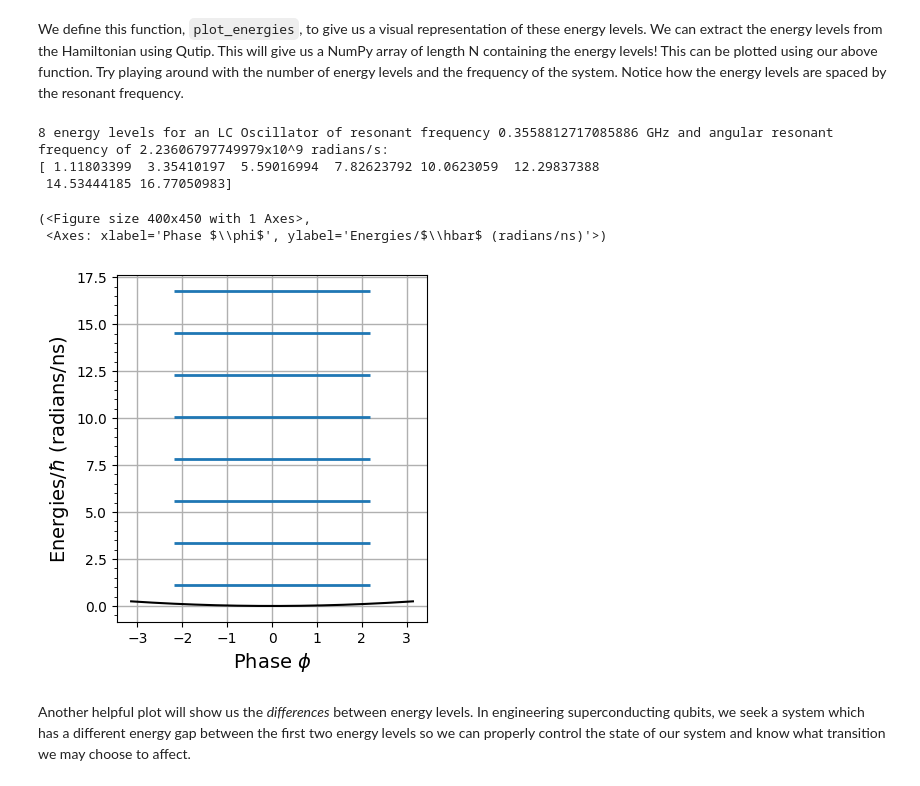
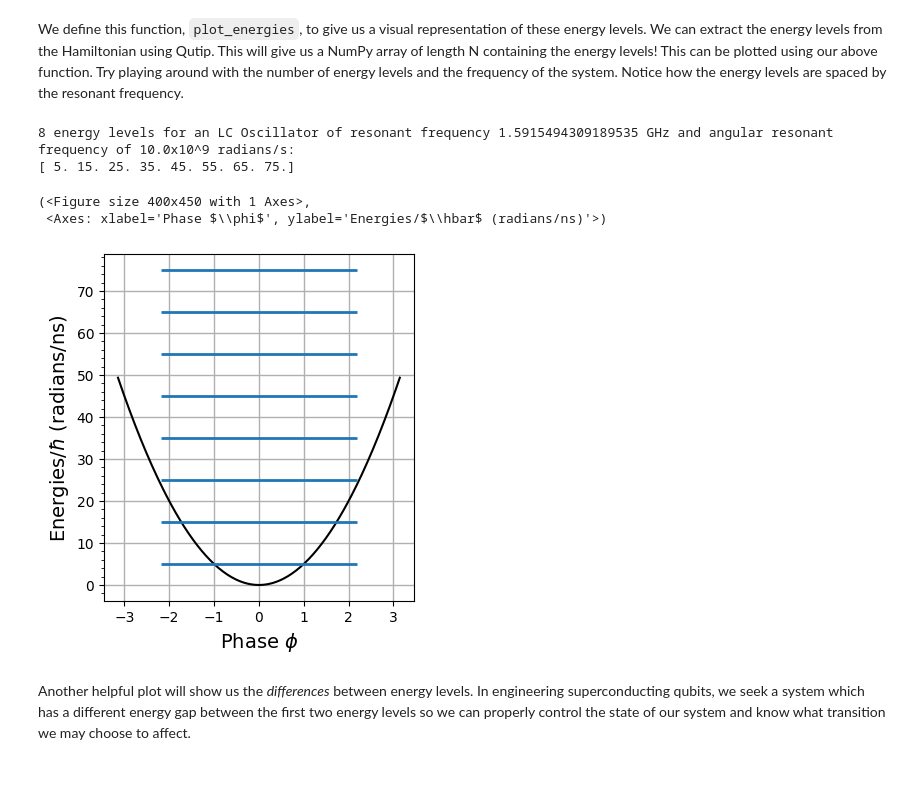
Before and after one commit to Khosmos3/Superconducting-Qubits, a Jupyter notebook: superconducting.ipynb, the cells around one changed output. Drawn from its saved outputs; the diff is of its cells as text; code cells hidden in the pictures.

````diff
--- a/superconducting.ipynb
+++ b/superconducting.ipynb
@@ -81,7 +81,7 @@ def plot_energies(energies, w=False):
 
     if (w):
         p = np.linspace(-np.pi, np.pi, 200)
-        k = 1/20 # Potential of QHO
+        k = 10 # Equal to 1/L
         ax.plot(p, 0.5*k*(p**2), label="Potential of the JJ", color="black")
         ax.set_xlabel(r'Phase $\phi$', fontsize=14)
     else:
@@ -96,23 +96,22 @@ def plot_energies(energies, w=False):
 # %% [markdown]
 We define this function, ```plot_energies```, to give us a visual representation of these energy levels. We can extract the energy levels from the Hamiltonian using Qutip. This will give us a NumPy array of length N containing the energy levels! This can be plotted using our above function. Try playing around with the number of energy levels and the frequency of the system. Notice how the energy levels are spaced by the resonant frequency.
 # %%
-L = 20 # Inductance (nH)
-C = 10 * 10**-3 # Capacitance (nF)
+L = 0.1 # Inductance (nH)
+C = 0.1 # Capacitance (nF)
 w = 1 / np.sqrt(L*C) # Angular Resonant Frequency (a lotta radians/s)
 N = 8
 
 energies = (np.array(lc_oscillator(w, N).eigenenergies()))
 
 print(f"{N} energy levels for an LC Oscillator of resonant frequency {w/(2*np.pi)} GHz and angular resonant frequency of {w}x10^9 radians/s:\n{energies}")
 
 plot_energies(energies, w)
 # %% [output]
-8 energy levels for an LC Oscillator of resonant frequency 0.3558812717085886 GHz and angular resonant frequency of 2.23606797749979x10^9 radians/s:
-[ 1.11803399  3.35410197  5.59016994  7.82623792 10.0623059  12.29837388
- 14.53444185 16.77050983]
+8 energy levels for an LC Oscillator of resonant frequency 1.5915494309189535 GHz and angular resonant frequency of 10.0x10^9 radians/s:
+[ 5. 15. 25. 35. 45. 55. 65. 75.]
 (<Figure size 400x450 with 1 Axes>,
  <Axes: xlabel='Phase $\\phi$', ylabel='Energies/$\\hbar$ (radians/ns)'>)
-[figure, old version]
+[figure, new version]
 # %% [markdown]
 Another helpful plot will show us the *differences* between energy levels. In engineering superconducting qubits, we seek a system which has a different energy gap between the first two energy levels so we can properly control the state of our system and know what transition we may choose to affect.
 # %%
````
